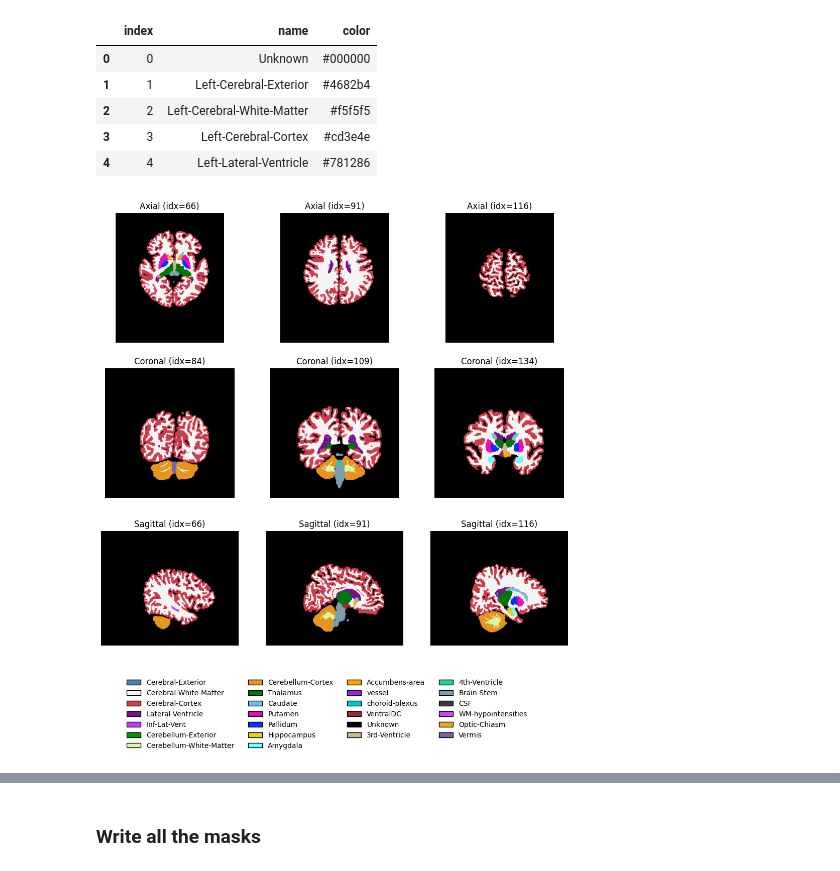
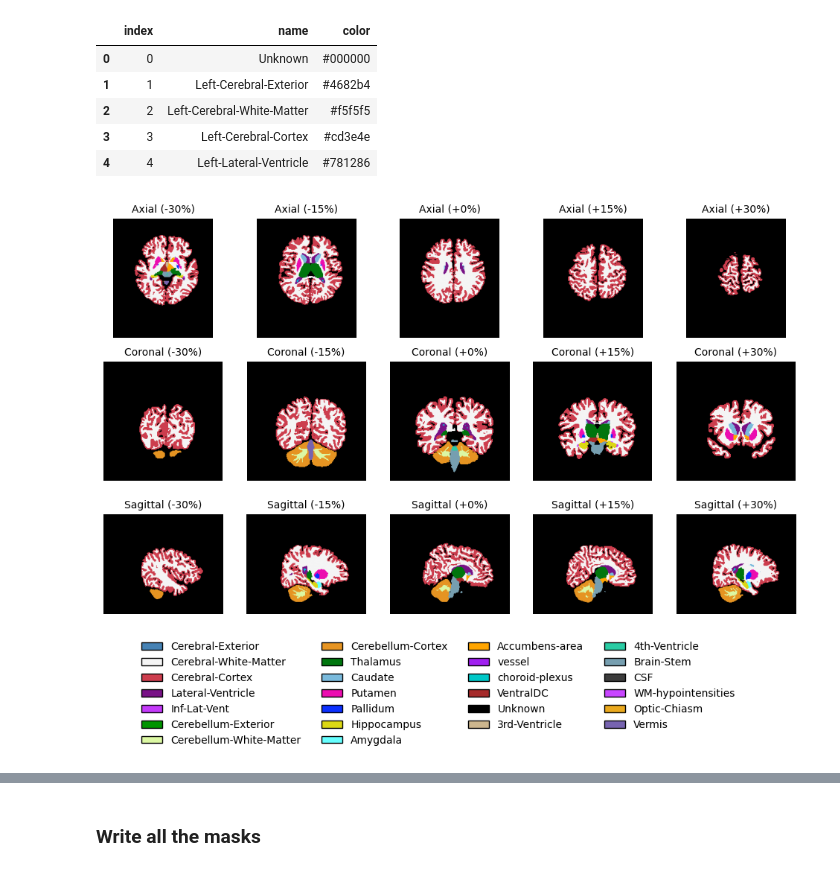
Before and after one commit to toelt-llc/mri_fractal, a Jupyter notebook: data_pipeline/3a-pipeline_BOB.ipynb, the cells around one changed output, grey strips where cells are left out. Saved outputs shown, nothing was run; the diff lists cells and outputs as text; code cells hidden in the pictures.

Commit message:
latestest changes, plots for publication

```diff
--- a/data_pipeline/3a-pipeline_BOB.ipynb
+++ b/data_pipeline/3a-pipeline_BOB.ipynb
@@ -119,62 +119,7 @@ cmap       = ListedColormap(color_list)
 # build a norm so that each integer goes to one entry of the cmap
 bounds = np.concatenate([labels, [labels[-1] + 1]])
 norm   = BoundaryNorm(bounds, cmap.N)
-# %%
-x_mid, y_mid, z_mid = np.array(data.shape) // 2
-
-# define offsets (in voxels) around the center
-offsets = [-25, 0, +25]
-
-# set up the figure: 3 rows (axial, coronal, sagittal)
-fig, axes = plt.subplots(3, len(offsets), figsize=(12, 12))
-
-for row, (orient, center) in enumerate([
-    ("axial",   z_mid),
-    ("coronal", y_mid),
-    ("sagittal",x_mid),
-]):
-    for col, off in enumerate(offsets):
-        idx = center + off
-        if orient == "axial":
-            sl = data[:, :, idx]
-        elif orient == "coronal":
-            sl = data[:, idx, :]
-        else:  # sagittal
-            sl = data[idx, :, :]
-
-        ax = axes[row, col]
-        ax.imshow(np.rot90(sl), cmap=cmap, norm=norm)
-        ax.set_title(f"{orient.capitalize()} (idx={idx})")
-        ax.axis("off")
-
-BOB_idx_lbl['region'] = BOB_idx_lbl['name'].str.replace('^Left-', '', regex=True) \
-                        .str.replace('^Right-', '', regex=True)
-
-# pick only one entry per lateralized region
-sides       = BOB_idx_lbl[BOB_idx_lbl['name'].str.startswith(('Left-','Right-'))]
-unique_sides = sides.drop_duplicates('region')
-
-# keep all non-lateral entries intact
-non_sides    = BOB_idx_lbl[~BOB_idx_lbl['name'].str.startswith(('Left-','Right-'))]
-
-legend_df   = pd.concat([unique_sides, non_sides], ignore_index=True)
-
-# build legend handles
-handles = [
-    Patch(facecolor=row['color'], edgecolor='black', label=row['region'])
-    for _, row in legend_df.iterrows()
-]
-
-# draw the legend
-ncol = 4
-fig.legend(
-    handles=handles,
-    loc='lower center',
-    ncol=ncol,
-    bbox_to_anchor=(0.5, -0.02),
-    frameon=False
-)
-plt.subplots_adjust(bottom=0.15)
-plt.show()
-# %% [output]
-[figure, removed]
+# %%
+ut.plot_slices(data)
+# %% [output]
+[figure, added]
```
Also changed, not shown: parts of 1 cell of this notebook, 5 other files.
